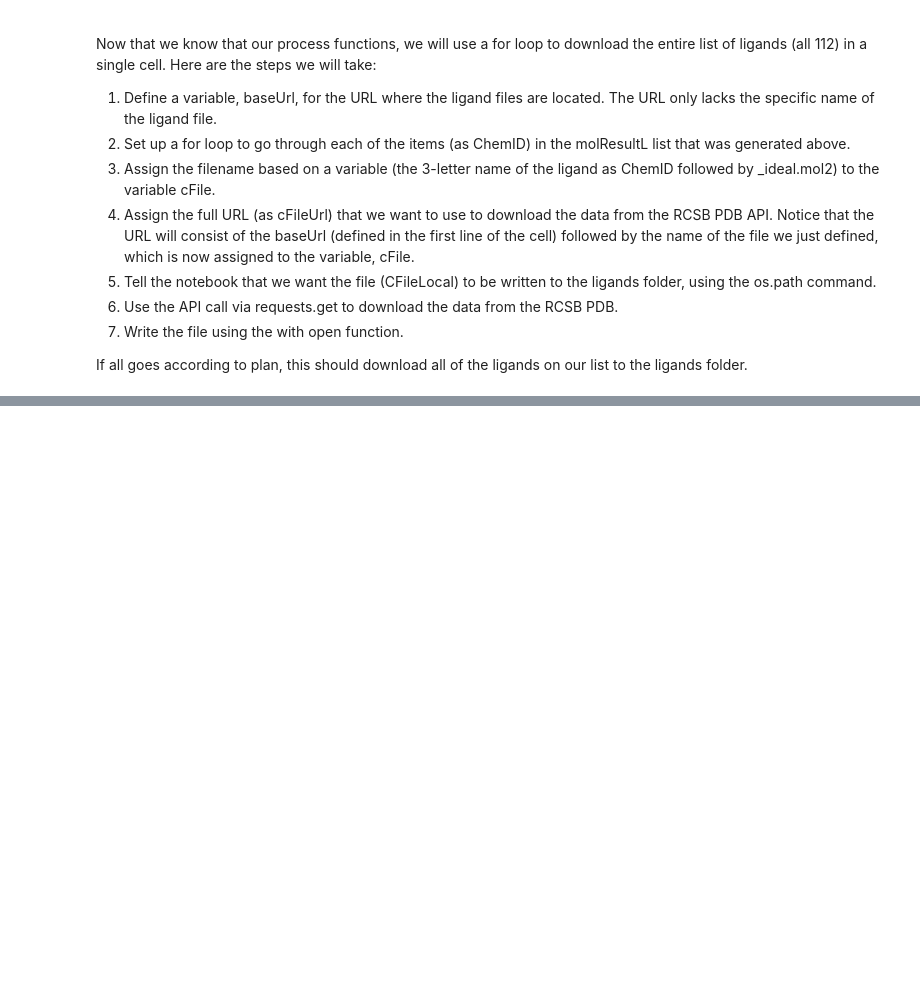
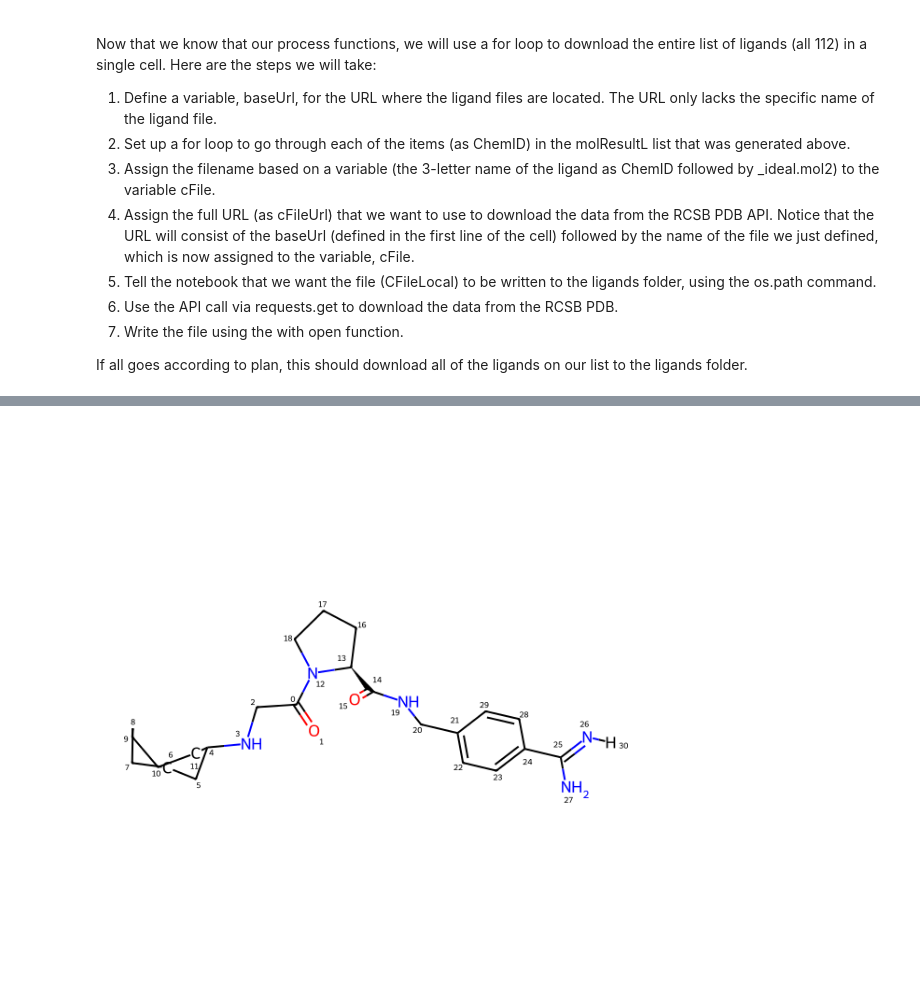
Before and after one commit to Arjun1425/Python-For-Cheminformatics-Driven-Molecular-Docking-rcsb, a Jupyter notebook: Molecular Docking.ipynb, the cells around one changed output, grey strips where cells are left out. Saved outputs shown, nothing was run; the diff lists cells and outputs as text; code cells hidden in the pictures; blank space fills up the shorter version.

```diff
--- a/Molecular Docking.ipynb
+++ b/Molecular Docking.ipynb
@@ -193,0 +215,13 @@ for ChemID in molResultL:
+# %%
+from rdkit import Chem
+from rdkit.Chem.Draw import IPythonConsole
+from rdkit.Chem import Draw
+
+# Configuration for displaying in Jupyter notebooks.
+IPythonConsole.ipython_useSVG = True                      # Use SVG for higher quality images
+IPythonConsole.drawOptions.addAtomIndices = True          # Show atom indices
+IPythonConsole.molSize = 600,600                          # Set size of image
+
+ligand = Chem.MolFromMolFile("ligands/13U_ideal.sdf")
+ligand
+# %% [output]
@@ -193,0 +229 @@ for ChemID in molResultL:
+[figure, added]
```
Also changed, not shown: parts of 17 cells of this notebook.
